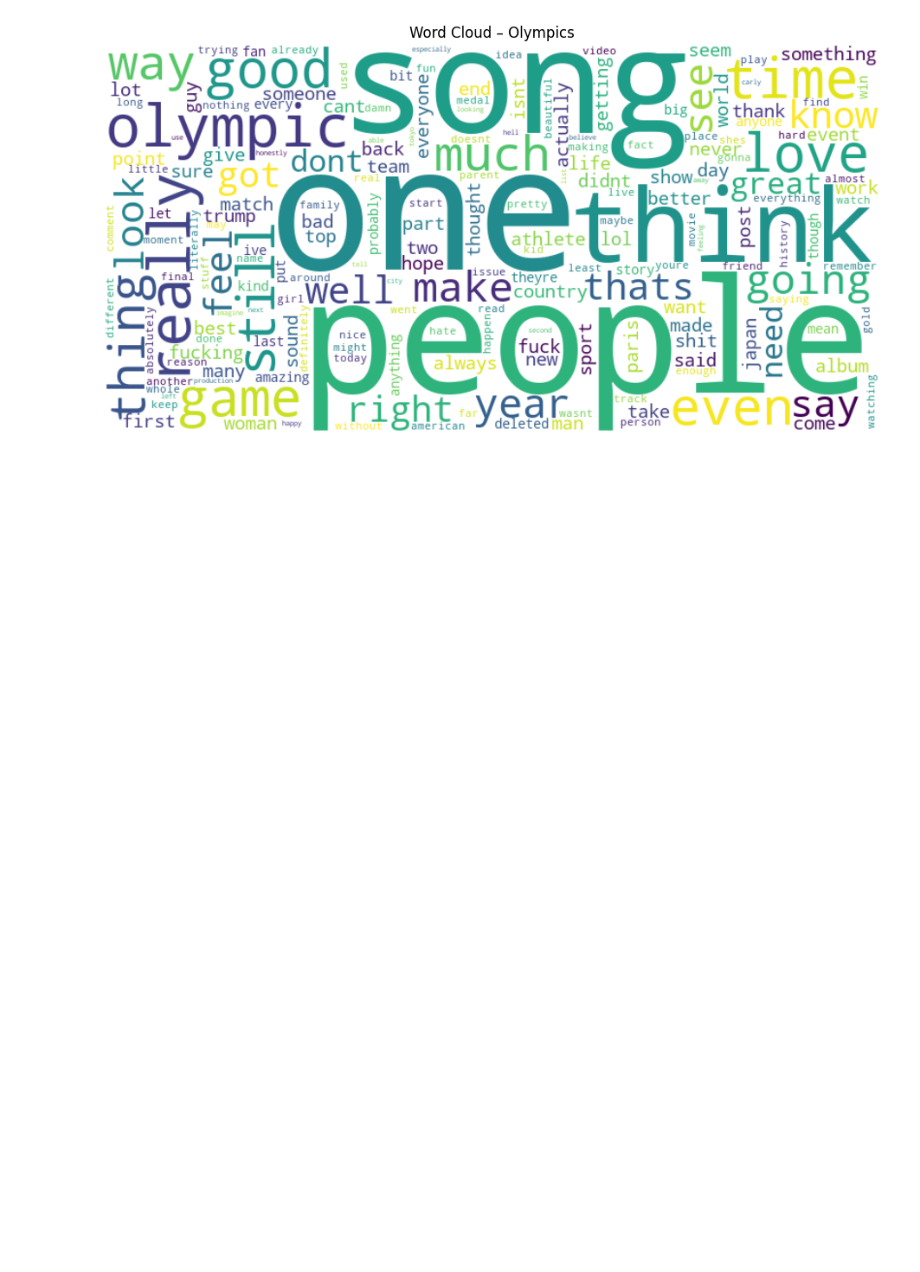
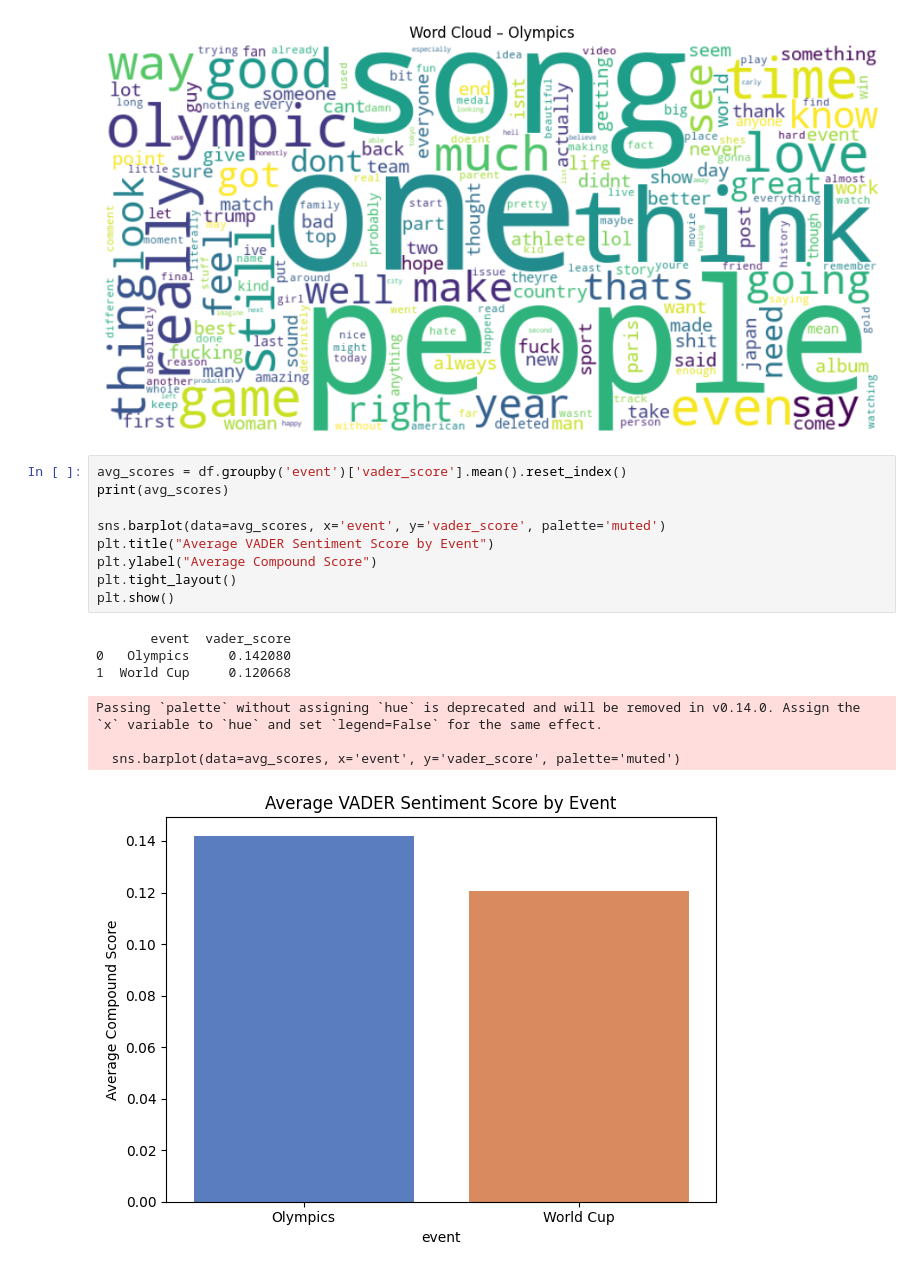
Before and after one commit to Harriet2004/SocialMedia, a Jupyter notebook: reddit_sentimentQ1.ipynb, the cells around one changed output. Saved outputs shown, nothing was run; the diff lists cells and outputs as text; blank space fills up the shorter version.

Commit message:
Added code for youtube pre process and q1 sentiment

```diff
--- a/reddit_sentimentAnalysis.ipynb
+++ b/reddit_sentimentQ1.ipynb
@@ -86,3 +86,20 @@ for event in df['event'].dropna().unique():
 # %% [output]
 [figure]
 [figure]
+# %%
+avg_scores = df.groupby('event')['vader_score'].mean().reset_index()
+print(avg_scores)
+
+sns.barplot(data=avg_scores, x='event', y='vader_score', palette='muted')
+plt.title("Average VADER Sentiment Score by Event")
+plt.ylabel("Average Compound Score")
+plt.tight_layout()
+plt.show()
+# %% [output]
+       event  vader_score
+0   Olympics     0.142080
+1  World Cup     0.120668
+Passing `palette` without assigning `hue` is deprecated and will be removed in v0.14.0. Assign the `x` variable to `hue` and set `legend=False` for the same effect.
+
+  sns.barplot(data=avg_scores, x='event', y='vader_score', palette='muted')
+[figure, added]
```
Also changed, not shown: parts of 3 cells of this notebook, 1 other file.
